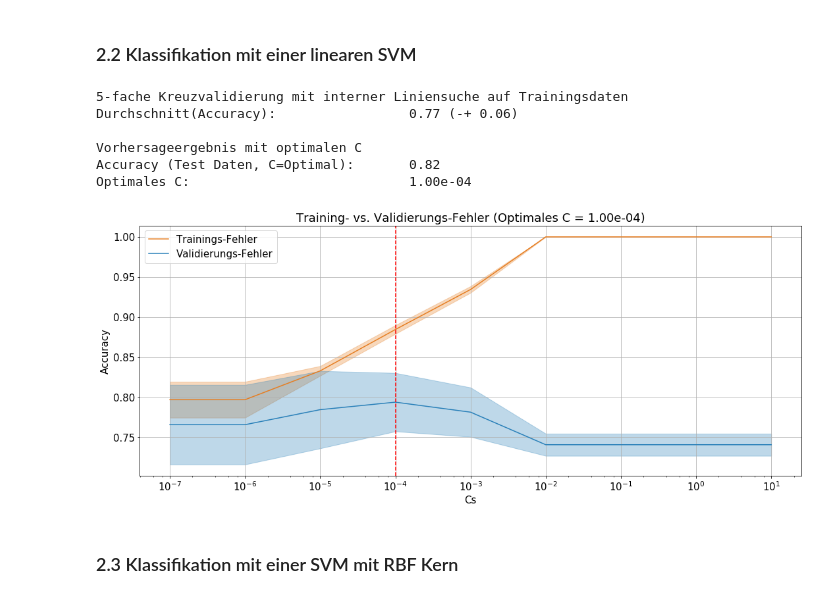
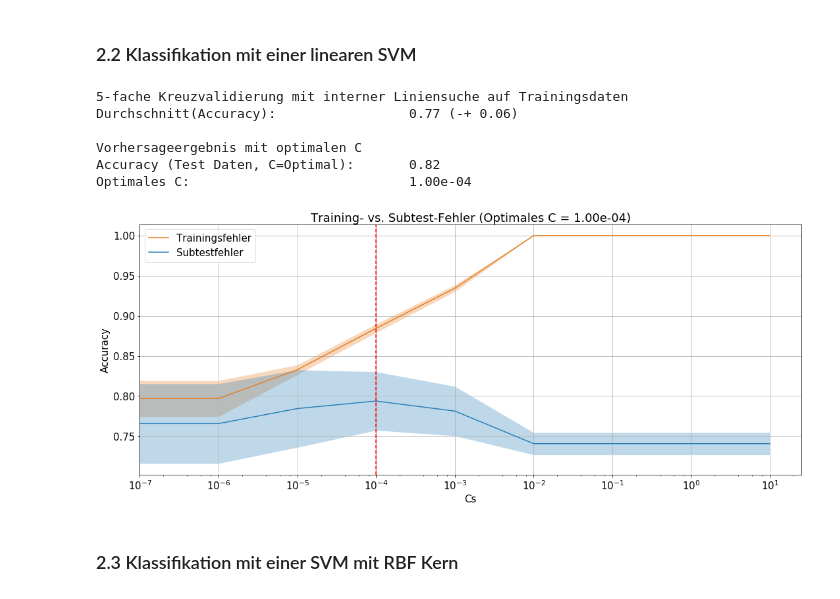
Before and after one commit to dominikgrimm/ridge_and_svm, a Jupyter notebook: Anwendungsbeispiel.ipynb, the cells around one changed output. Saved outputs shown, nothing was run; the diff lists cells and outputs as text; code cells hidden in the pictures.

```diff
--- a/Anwendungsbeispiel.ipynb
+++ b/Anwendungsbeispiel.ipynb
@@ -223,39 +223,39 @@ grid.fit(training_data,training_target)
 optimal_C = grid.best_params_['C']
 
 pl.figure(figsize=(18,7))
-pl.plot(Cs,grid.cv_results_['mean_train_score'],label="Trainings-Fehler",color="#e67e22")
+pl.plot(Cs,grid.cv_results_['mean_train_score'],label="Trainingsfehler",color="#e67e22")
 pl.fill_between(Cs,
                 grid.cv_results_['mean_train_score']-grid.cv_results_['std_train_score'],
                 grid.cv_results_['mean_train_score']+grid.cv_results_['std_train_score'],
                 alpha=0.3,color="#e67e22")
-pl.plot(Cs,grid.cv_results_['mean_test_score'],label="Validierungs-Fehler",color="#2980b9")
+pl.plot(Cs,grid.cv_results_['mean_test_score'],label="Subtestfehler",color="#2980b9")
 pl.fill_between(Cs,
                 grid.cv_results_['mean_test_score']-grid.cv_results_['std_test_score'],
                 grid.cv_results_['mean_test_score']+grid.cv_results_['std_test_score'],
                 alpha=0.3,color="#2980b9")
 pl.ylabel("Accuracy")
 pl.xlabel("Cs")
 pl.xscale("log")
 pl.legend(frameon=True)
 pl.grid(True)
 pl.axvline(x=optimal_C,color='r',linestyle="--")
-pl.title("Training- vs. Validierungs-Fehler (Optimales C = %.2e)"%optimal_C);
+pl.title("Training- vs. Subtest-Fehler (Optimales C = %.2e)"%optimal_C);
 
 model = SVC(C=optimal_C,random_state=random_state,kernel="linear")
 model.fit(training_data,training_target)
 predictions = model.predict(testing_data)
 print("Vorhersageergebnis mit optimalen C")
 print("Accuracy (Test Daten, C=Optimal):\t%.2f "%(accuracy_score(testing_target,predictions)))
 print("Optimales C:\t\t\t\t%.2e"%optimal_C)
 print
 # %% [output]
 5-fache Kreuzvalidierung mit interner Liniensuche auf Trainingsdaten
 Durchschnitt(Accuracy):                 0.77 (-+ 0.06)
 
 Vorhersageergebnis mit optimalen C
 Accuracy (Test Daten, C=Optimal):       0.82
 Optimales C:                            1.00e-04
-[figure, old version]
+[figure, new version]
 # %% [markdown]
 ### 2.3 Klassifikation mit einer SVM mit RBF Kern
 # %%
```
Also changed, not shown: parts of 4 cells of this notebook.
